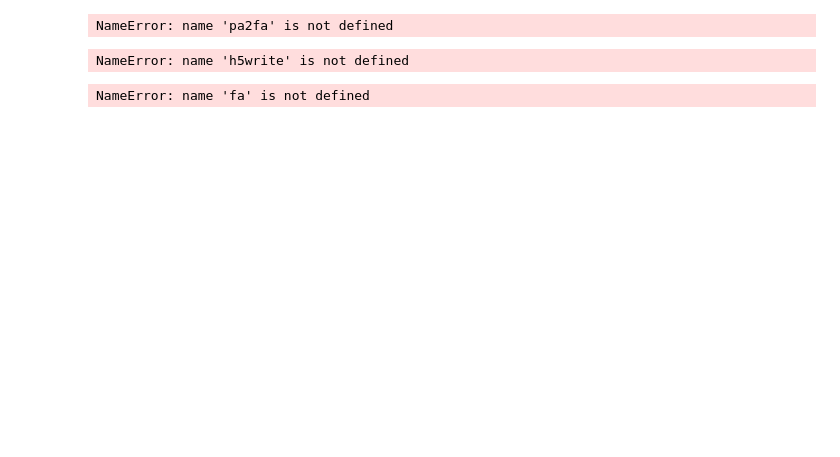
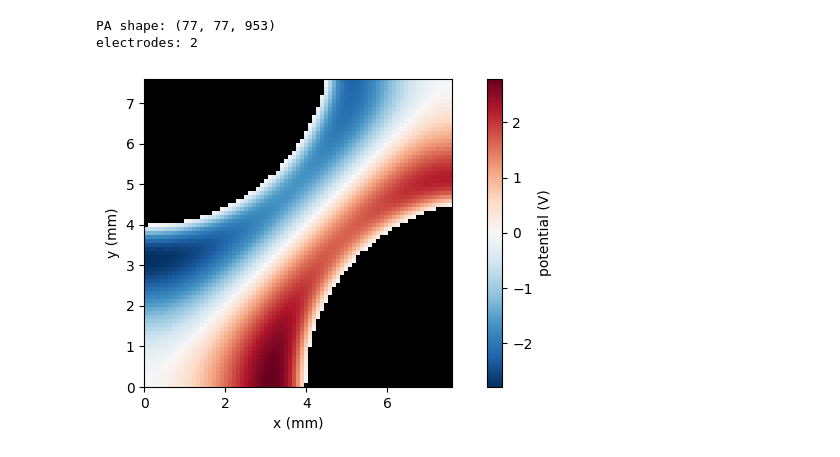
Before and after one commit to SPelonis/fastadjust, a Jupyter notebook: notebooks/convert SIMION PA.ipynb, the cells around one changed output. Cells and saved outputs as stored; diff of their text form; code cells hidden in the pictures; blank space fills up the shorter version.

```diff
--- a/notebooks/convert SIMION PA.ipynb
+++ b/notebooks/convert SIMION PA.ipynb
@@ -17,8 +19,8 @@ from fastadjust.simion import pa2fa
 from fastadjust.io import h5write
 # %%
 # fast-adjust PA files
-dire = r"C:\Users\Adam\Documents\Inventor\NO_beam\detector\SIMION"
-fils = [os.path.join(dire, fil) for fil in ['electrode_.PA1', 'electrode_.PA2', 'electrode_.PA3']]
+dire = r"C:\Users\r0867867\Documents\IonTrap_v2"
+fils = [os.path.join(dire, fil) for fil in ['design.PA1', 'design.PA2']]
 # %%
 # 3D data
 fa = pa2fa(fils)
@@ -27,31 +29,32 @@ print("PA shape:", fa.shape)
 # number of electrodes
 print("electrodes:", fa.num_el)
 # %% [output]
-NameError: name 'pa2fa' is not defined
+PA shape: (77, 77, 953)
+electrodes: 2
 # %%
-outfil = os.path.join(dire, "fast_adjust.h5")
+dire_output = r"C:\Users\r0867867\Documents\fastadjust\data"
+outfil = os.path.join(dire_output, "fast_adjust.h5" )
 h5write(outfil, fa)
-# %% [output]
-NameError: name 'h5write' is not defined
 # %%
 # z grid position
 zg = 59
 el = fa.electrode
 
 # potential
-voltages = np.array([0, -100, 100], dtype='float64')
+voltages = np.array([20, -20], dtype='float64')
+
 phi = fa.potential(voltages)
 
 # plot
 fig, ax = plt.subplots(figsize=(9, 4))
 c0 = ax.imshow(el[:, :, zg].T, origin='lower', extent=fa.extent[:4] / 1e-3, cmap=bool_cmap, vmin=0, vmax=1, zorder=10)
 c1 = ax.imshow(phi[:, :, zg].T, origin='lower', extent=fa.extent[:4] / 1e-3, cmap='RdBu_r')
 cbar = fig.colorbar(c1, label='potential (V)')
 
 # format
 ax.set_aspect('equal')
 ax.set_xlabel('x (mm)')
 ax.set_ylabel('y (mm)')
 plt.show()
 # %% [output]
-NameError: name 'fa' is not defined
+[figure, added]
```
Also changed, not shown: parts of 1 cell of this notebook, 3 other files.
